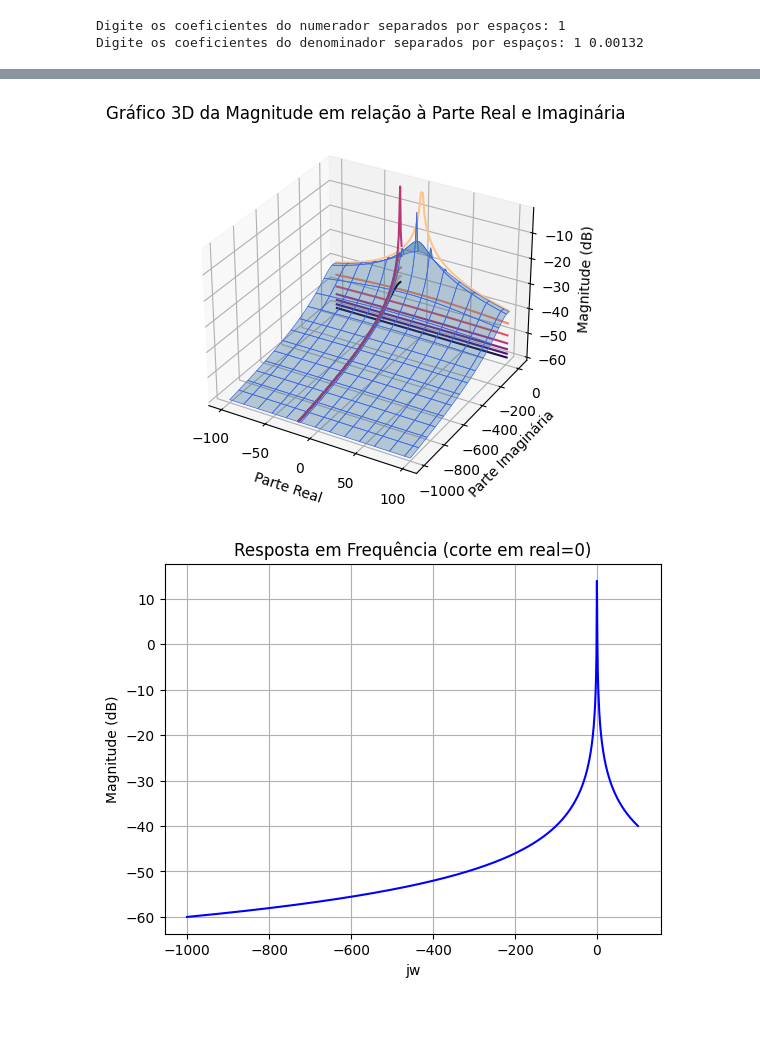
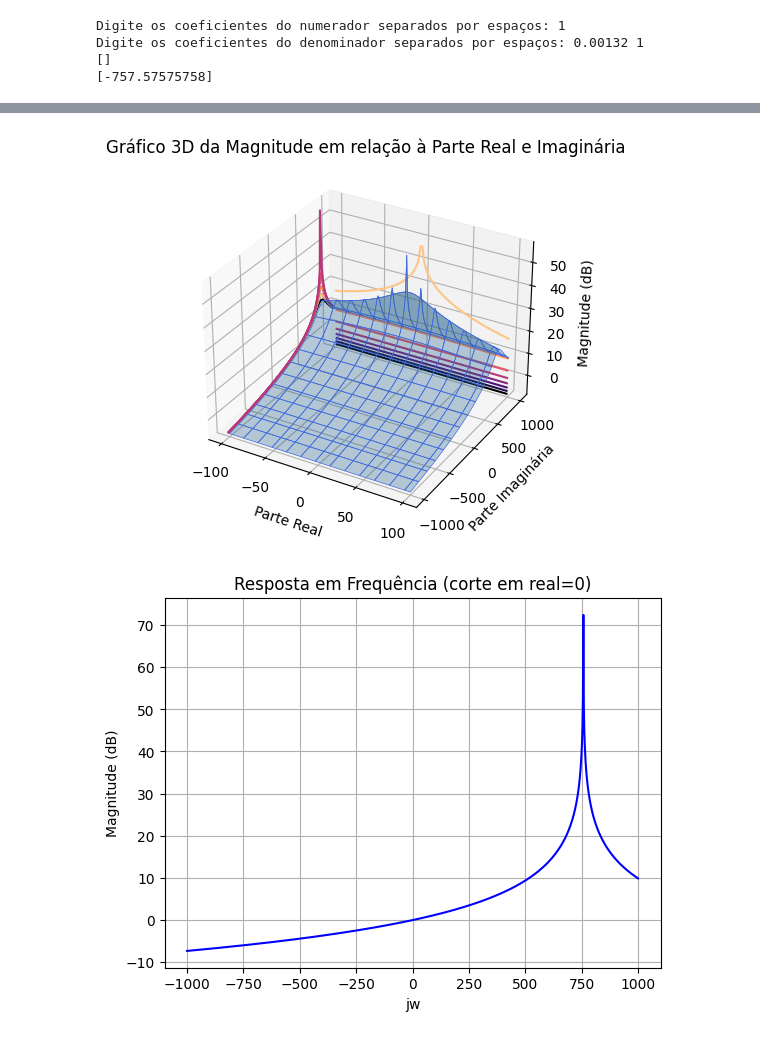
Before and after one commit to Jaquees/Sinais-e-Sistemas---LaPlace, a Jupyter notebook: Sinais_e_Sistemas_Trabalho_3.ipynb, the cells around one changed output, grey strips where cells are left out. Cells and saved outputs as stored; diff of their text form; code cells hidden in the pictures.

Commit message:
correção no plot real=0

```diff
--- a/Sinais_e_Sistemas_Trabalho_3.ipynb
+++ b/Sinais_e_Sistemas_Trabalho_3.ipynb
@@ -9,6 +9,8 @@ from matplotlib import cm
 # Função para plotar o diagrama de polos e zeros
 def plot_poles_and_zeros(system):
     poles, zeros, ganho = signal.tf2zpk(system.num, system.den)
+    print(poles)
+    print(zeros)
     plt.figure()
     plt.scatter(np.real(poles), np.imag(poles), marker='o', color='red', label='Poles')
     plt.scatter(np.real(zeros), np.imag(zeros), marker='x', color='blue', label='Zeros')
@@ -27,7 +29,7 @@ def plot_magnitude_3d(system):
 
     # Define os limites para as partes real e imaginária
     real_limits = (-100, 100)
-    imag_limits = (-1000, 20)
+    imag_limits = (-1000, 1000)
 
     # Cria uma grade de valores para as partes real e imaginária
     num_points = 100  # Número de pontos na grade
@@ -48,8 +50,8 @@ def plot_magnitude_3d(system):
     ax = fig.add_subplot(111, projection='3d')
     ax.plot_surface(real_grid, imag_grid, mag, edgecolor='royalblue', lw=0.5, rstride=8, cstride=8,
                 alpha=0.3)
-    ax.contour(real_grid, imag_grid, mag, zdir='x', offset=-22, cmap='magma')
-    ax.contour(real_grid, imag_grid, mag, zdir='y', offset=22, cmap='magma')
+    ax.contour(real_grid, imag_grid, mag, zdir='x', offset=-102, cmap='magma')
+    ax.contour(real_grid, imag_grid, mag, zdir='y', offset=1002, cmap='magma')
     ax.set_xlabel('Parte Real')
     ax.set_ylabel('Parte Imaginária')
     ax.set_zlabel('Magnitude (dB)')
@@ -58,7 +60,7 @@ def plot_magnitude_3d(system):
 
 # Função para plotar o gráfico 2D com o corte no plano s=0
 def plot_s_plane(system):
-    s_imaginary = np.linspace(-1000, 100 , 1000)  # Valores da parte imaginária
+    s_imaginary = np.linspace(-1000, 1000 , 1000)  # Valores da parte imaginária
     s_complex = 1j * s_imaginary  # Cria números complexos com a parte imaginária
     H = signal.TransferFunction(system.num, system.den)
     w, h = signal.freqresp(H, s_complex)
@@ -87,4 +89,6 @@ plot_magnitude_3d(system)
 plot_s_plane(system)
 # %% [output]
 Digite os coeficientes do numerador separados por espaços: 1
-Digite os coeficientes do denominador separados por espaços: 1 0.00132
+Digite os coeficientes do denominador separados por espaços: 0.00132 1
+[]
+[-757.57575758]
@@ -92,2 +96,2 @@ Digite os coeficientes do denominador separados por espaços: 1 0.00132
-[figure, old version]
+[figure, new version]
-[figure, old version]
+[figure, new version]
```
Also changed, not shown: parts of 1 cell of this notebook.
